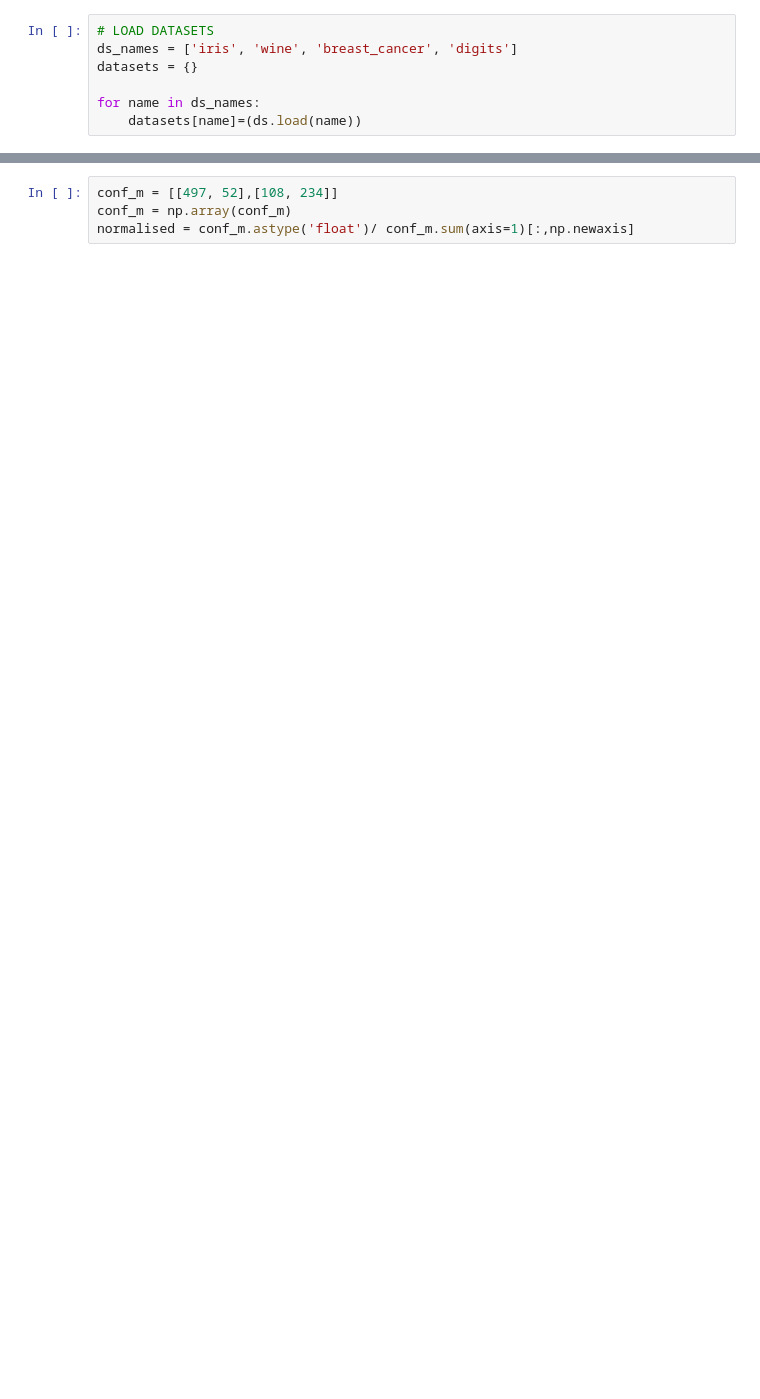
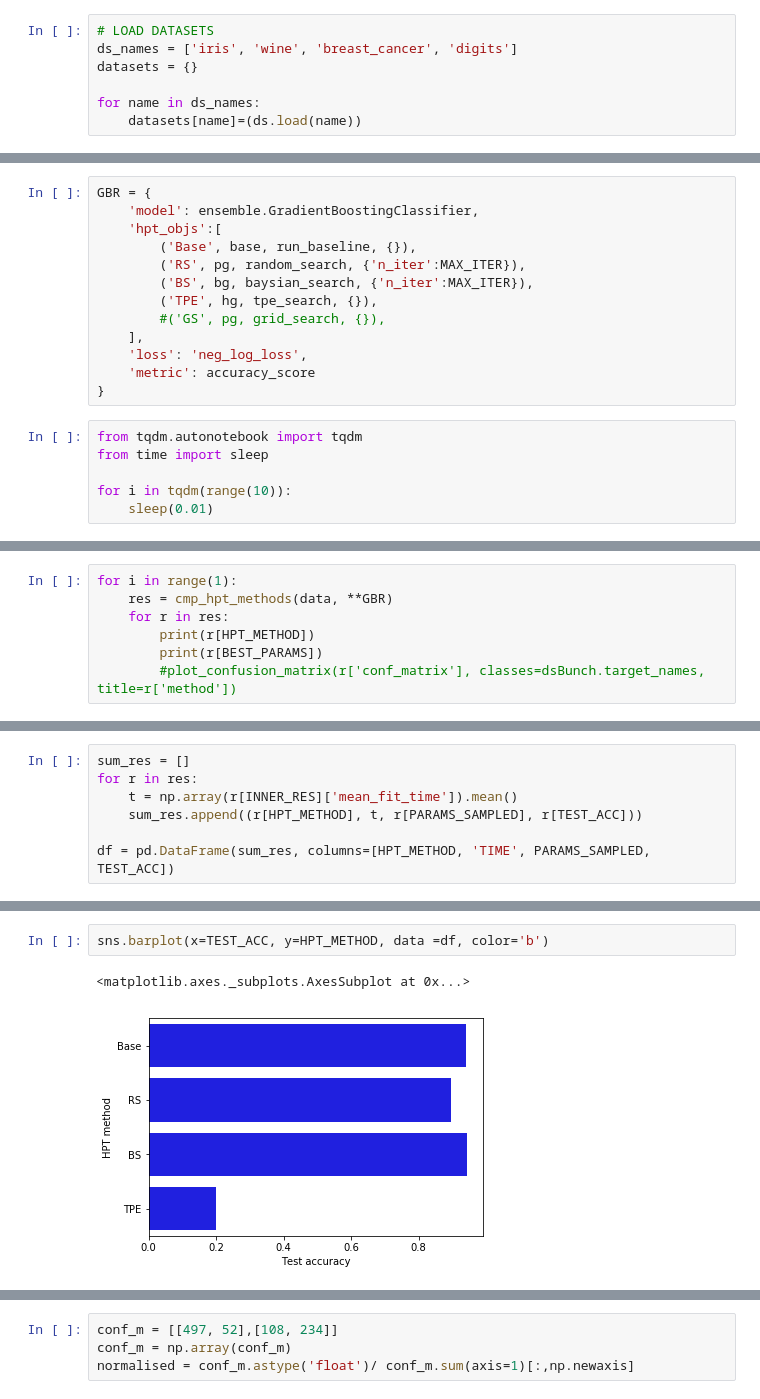
Before and after one commit to tonianelope/Hyper-Parameter-Tuning, a Jupyter notebook: HPT_core/hpt_classification.ipynb, the cells around one changed output, grey strips where cells are left out. Saved outputs shown, nothing was run; the diff lists cells and outputs as text; blank space fills up the shorter version.

```diff
--- a/HPT_core/hpt_classification.ipynb
+++ b/HPT_core/hpt_classification.ipynb
@@ -24,0 +105,19 @@ models_targs = []
+# %%
+GBR = {
+    'model': ensemble.GradientBoostingClassifier,
+    'hpt_objs':[
+        ('Base', base, run_baseline, {}),
+        ('RS', pg, random_search, {'n_iter':MAX_ITER}),
+        ('BS', bg, baysian_search, {'n_iter':MAX_ITER}),
+        ('TPE', hg, tpe_search, {}),
+        #('GS', pg, grid_search, {}),
+    ],
+    'loss': 'neg_log_loss',
+    'metric': accuracy_score
+}
+# %%
+from tqdm.autonotebook import tqdm
+from time import sleep
+
+for i in tqdm(range(10)):
+    sleep(0.01)
@@ -24,0 +126,7 @@ models_targs = []
+# %%
+for i in range(1):
+    res = cmp_hpt_methods(data, **GBR)
+    for r in res:
+        print(r[HPT_METHOD])
+        print(r[BEST_PARAMS])
+        #plot_confusion_matrix(r['conf_matrix'], classes=dsBunch.target_names, title=r['method'])
@@ -24,0 +153,7 @@ models_targs = []
+# %%
+sum_res = []
+for r in res:
+    t = np.array(r[INNER_RES]['mean_fit_time']).mean()
+    sum_res.append((r[HPT_METHOD], t, r[PARAMS_SAMPLED], r[TEST_ACC]))
+
+df = pd.DataFrame(sum_res, columns=[HPT_METHOD, 'TIME', PARAMS_SAMPLED, TEST_ACC])
@@ -24,0 +168,5 @@ models_targs = []
+# %%
+sns.barplot(x=TEST_ACC, y=HPT_METHOD, data =df, color='b')
+# %% [output]
+<matplotlib.axes._subplots.AxesSubplot at 0x...>
+[figure, added]
```
Also changed, not shown: parts of 33 cells of this notebook, 1 other file.
